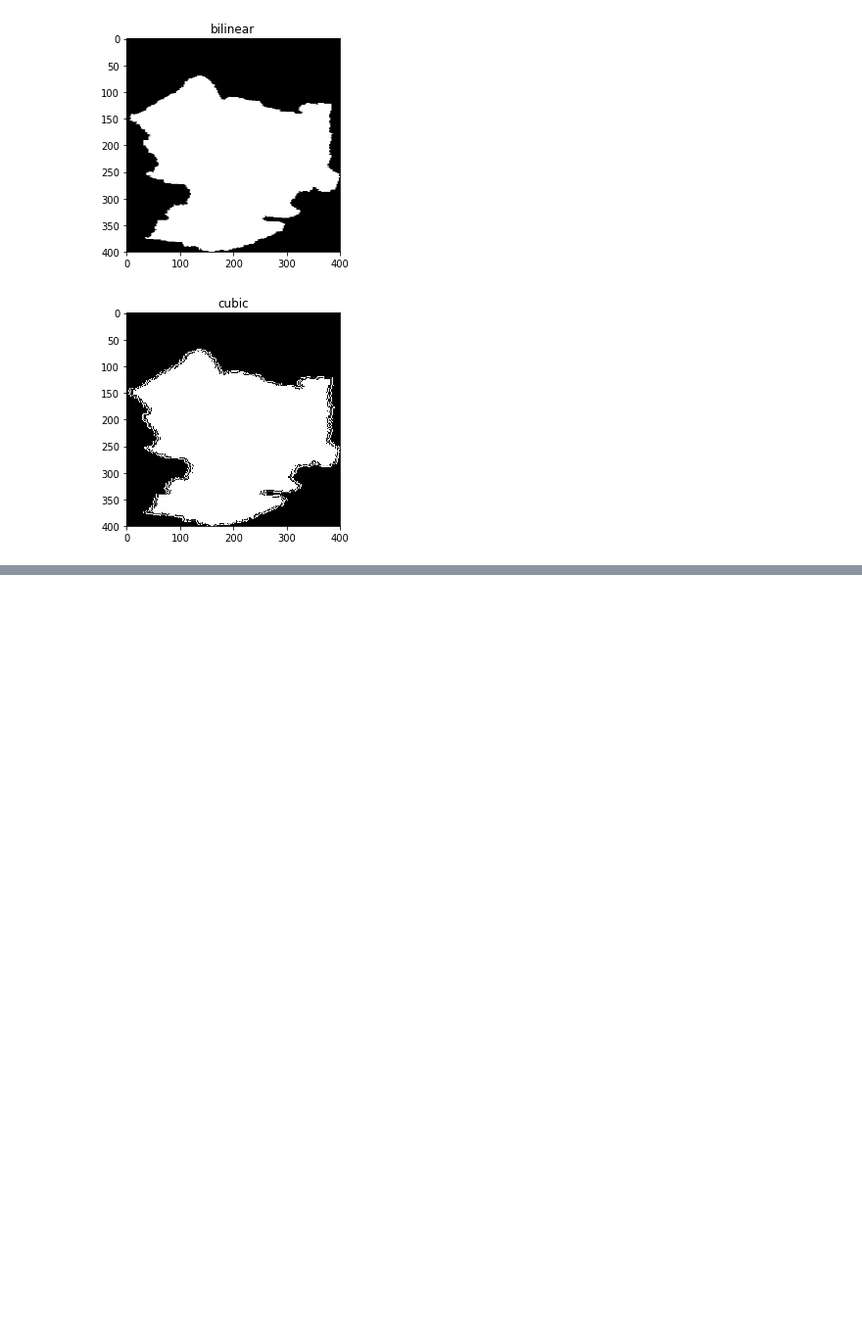
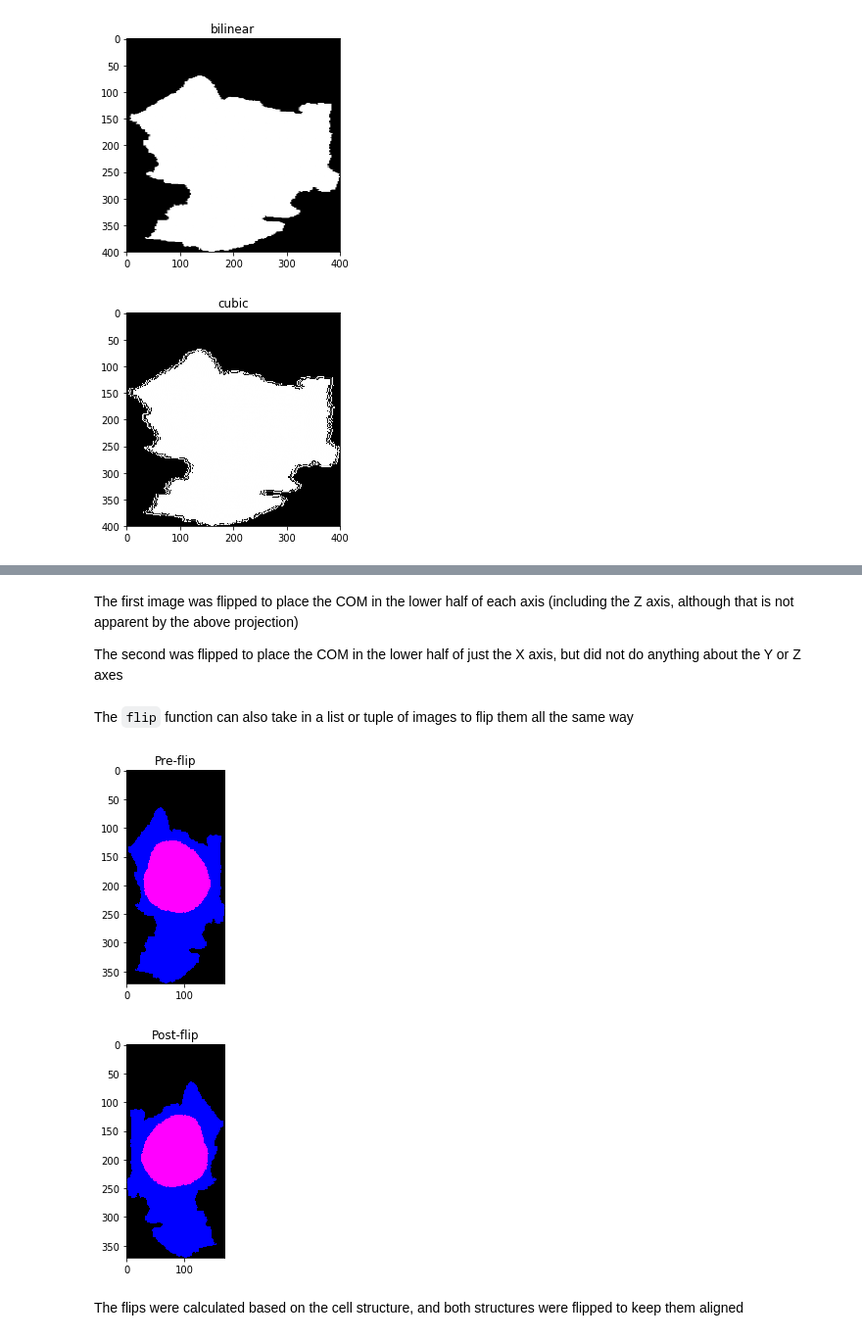
Before and after one commit to AllenCellModeling/aicsimage, a Jupyter notebook: Aicsimage Processing Guide.ipynb, the cells around one changed output, grey strips where cells are left out. Shown at 98% size. Cells and saved outputs as stored; diff of their text form; code cells hidden in the pictures; blank space fills up the shorter version.

````diff
--- a/Aicsimage Processing Guide.ipynb
+++ b/Aicsimage Processing Guide.ipynb
@@ -466,0 +504,20 @@ show(res, "cubic")
+# %% [markdown]
+The first image was flipped to place the COM in the lower half of each axis (including the Z axis, although that is not apparent by the above projection)
+
+The second was flipped to place the COM in the lower half of just the X axis, but did not do anything about the Y or Z axes
+# %% [markdown]
+The ```flip``` function can also take in a list or tuple of images to flip them all the same way
+# %%
+proj = proc.imgtoprojection([cell[0], nuc[0]], colors="jet", proj_method="max", local_adjust=True)
+show(proj, "Pre-flip")
+
+flips = proc.get_flips(cell, "+++")
+cell_flipped, nuc_flipped = proc.flip([cell, nuc], flips)
+
+proj = proc.imgtoprojection([cell_flipped[0], nuc_flipped[0]], colors="jet", proj_method="max", local_adjust=True)
+show(proj, "Post-flip")
+# %% [output]
+[figure, added]
+[figure, added]
+# %% [markdown]
+The flips were calculated based on the cell structure, and both structures were flipped to keep them aligned
````
Also changed, not shown: parts of 10 cells of this notebook, 1 other file.
